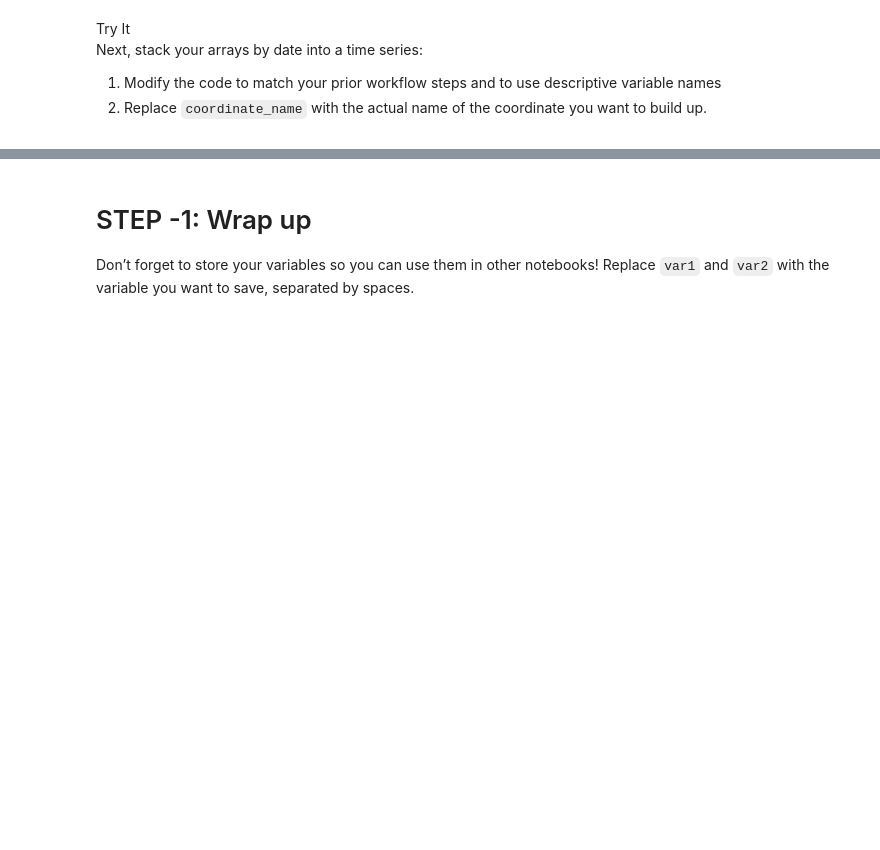
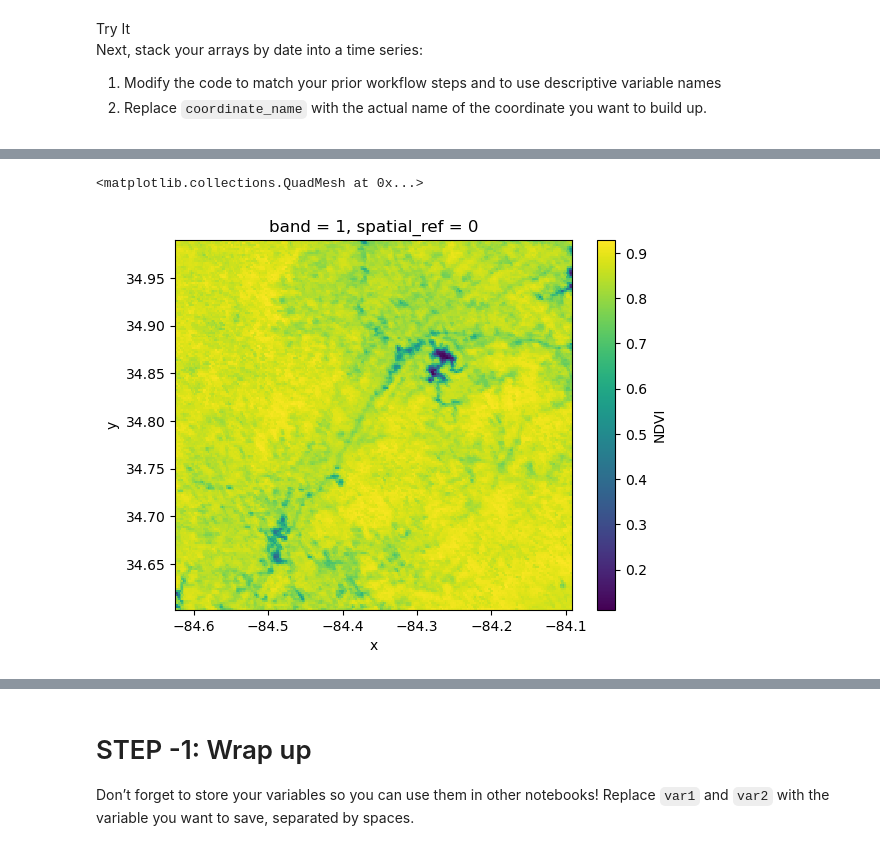
Before and after one commit to cu-esiil-edu/02-vegetation-tjboyer13, a Jupyter notebook: notebooks/vegetation-92-download-ndvi.ipynb, the cells around one changed output, grey strips where cells are left out. Cells and saved outputs as stored; diff of their text form; code cells hidden in the pictures; blank space fills up the shorter version.

Commit message:
Fannin County Vegetation map added

```diff
--- a/notebooks/vegetation-92-download-ndvi.ipynb
+++ b/notebooks/vegetation-92-download-ndvi.ipynb
@@ -108,7 +163,7 @@ inside the path), but the principle is the same.
 > Make sure to **sort** your file names like it says in the textbook.
 # %%
 # Get a sorted list of NDVI tif file paths
-ndvi_paths = sorted(list(project.project_dir.rglob('ndvi-pattern')))
+ndvi_paths = sorted(list(ndvi_downloader.download_dir.rglob('*NDVI*.tif')))
 
 # Display the first and last three files paths to check the pattern
 ndvi_paths[:3], ndvi_paths[-3:]
@@ -114,0 +177,24 @@ ndvi_paths[:3], ndvi_paths[-3:]
+# %%
+doy_start = -25
+doy_end = -18
+# Loop through each NDVI image
+ndvi_fannin = []
+for ndvi_path in ndvi_paths:
+    # Get date from file name
+    print(ndvi_path)
+    date = pd.to_datetime(ndvi_path.name[doy_start:doy_end], format='%Y%j')
+
+    # Open dataset
+    da = rxr.open_rasterio(ndvi_path, mask_and_scale=True).squeeze()
+
+    # Add date dimension and clean up metadata
+    da = da.assign_coords({'date': date})
+    da = da.expand_dims({'date': 1})
+    da.name = 'NDVI'
+
+
+
+    # Prepare for concatenation
+    ndvi_fannin.append(da)
+
+len(ndvi_fannin)
@@ -168,5 +290,5 @@ coordinate you want to build up.</li>
 </ol></div></div>
 # %%
 # Combine NDVI images from all dates
-da = xr.combine_by_coords(list_of_data_arrays, coords=['coordinate_name'])
+da = xr.combine_by_coords(ndvi_fannin, coords=['date'])
 da
@@ -172,0 +306,12 @@ da
+# %%
+# plot before
+pre_ndvi = (
+    da
+    .sel(date=slice('2014', '2016'))
+    .mean(dim='date')
+    .NDVI
+)
+pre_ndvi.plot()
+# %% [output]
+<matplotlib.collections.QuadMesh at 0x...>
+[figure, added]
```
Also changed, not shown: parts of 11 cells of this notebook, 1 other file.
